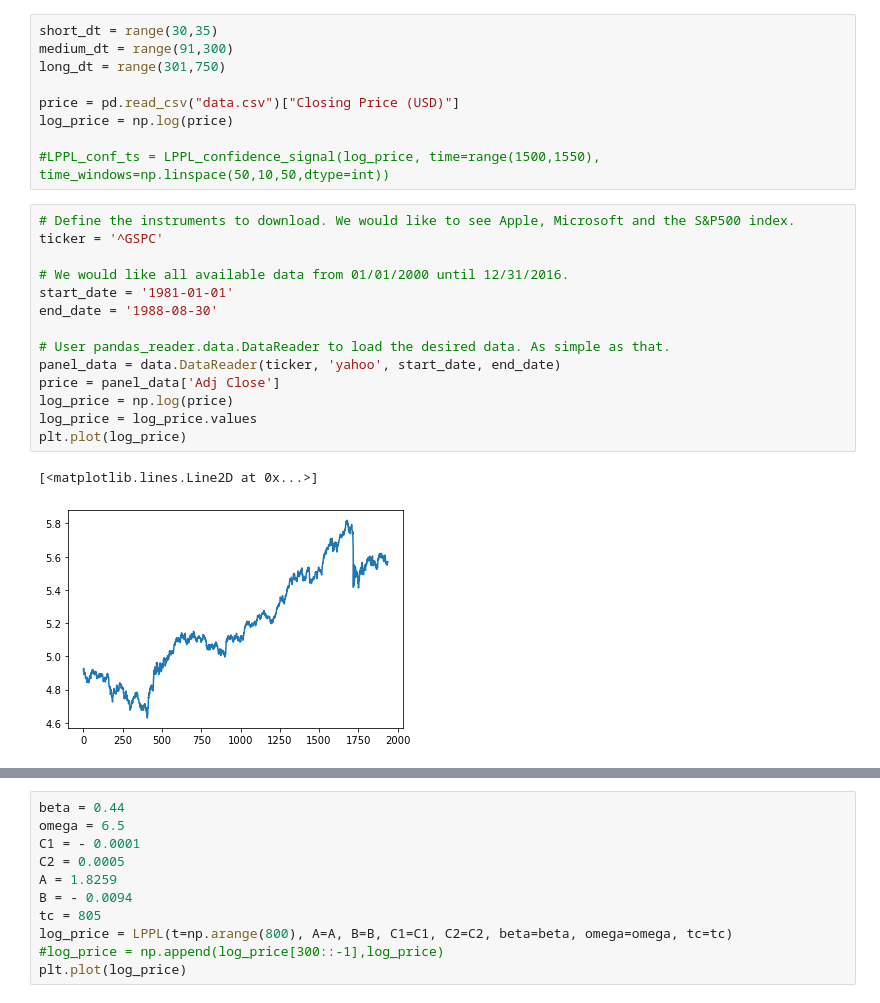
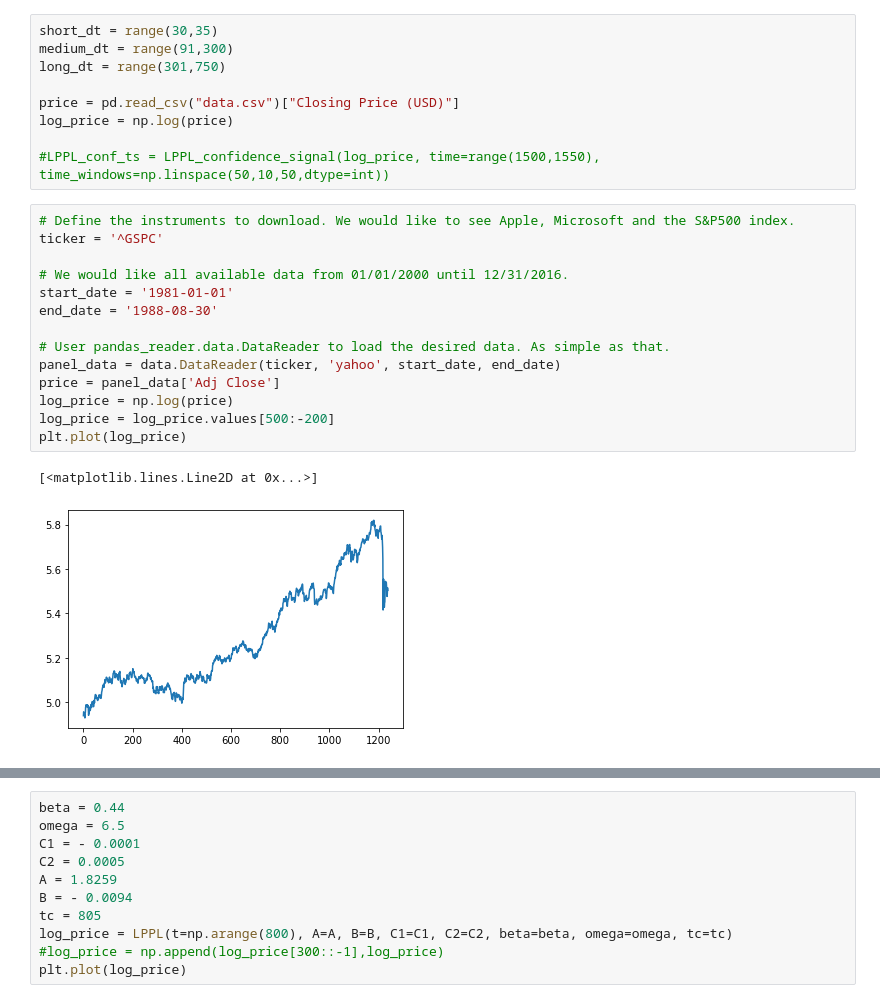
Before and after one commit to niveshigovind/LPPLS, a Jupyter notebook: nb.ipynb, the cells around one changed output, grey strips where cells are left out. Cells and saved outputs as stored; diff of their text form.

```diff
--- a/nb.ipynb
+++ b/nb.ipynb
@@ -203,17 +203,17 @@ log_price = np.log(price)
 # %%
 # Define the instruments to download. We would like to see Apple, Microsoft and the S&P500 index.
 ticker = '^GSPC'
 
 # We would like all available data from 01/01/2000 until 12/31/2016.
 start_date = '1981-01-01'
 end_date = '1988-08-30'
 
 # User pandas_reader.data.DataReader to load the desired data. As simple as that.
 panel_data = data.DataReader(ticker, 'yahoo', start_date, end_date)
 price = panel_data['Adj Close']
 log_price = np.log(price)
-log_price = log_price.values
+log_price = log_price.values[500:-200]
 plt.plot(log_price)
 # %% [output]
 [<matplotlib.lines.Line2D at 0x...>]
-[figure, old version]
+[figure, new version]
```
Also changed, not shown: parts of 10 cells of this notebook.
